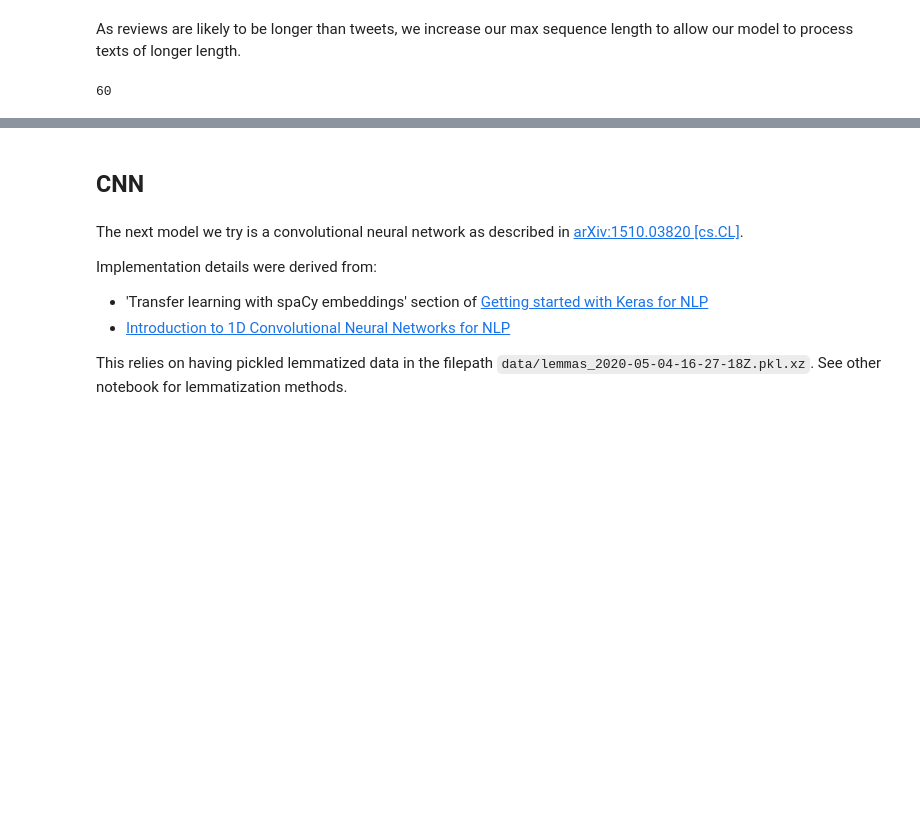
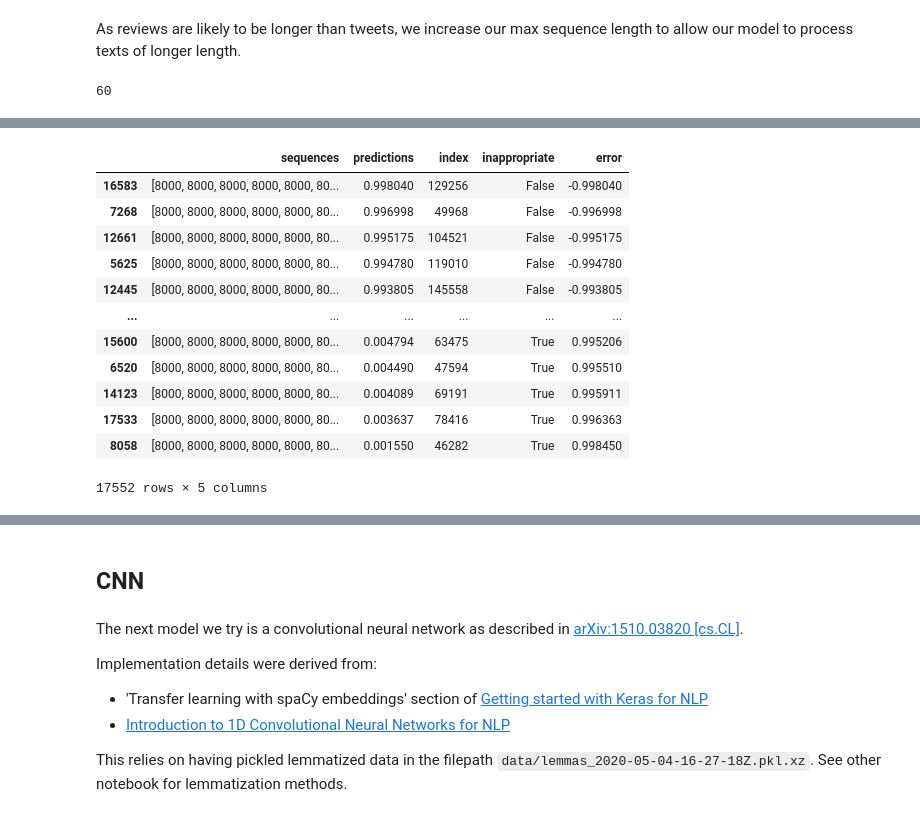
Before and after one commit to BloomTech-Labs/allay-ds, a Jupyter notebook: exploration/train_nn_models.ipynb, the cells around one changed output, grey strips where cells are left out. Saved outputs shown, nothing was run; the diff lists cells and outputs as text; code cells hidden in the pictures; blank space fills up the shorter version.

```diff
--- a/exploration/train_nn_models.ipynb
+++ b/exploration/train_nn_models.ipynb
@@ -306,0 +388,2 @@ weighted avg     0.8603    0.8600    0.8589     17552
+# %%
+combined_df = pd.concat([validation_results, new_df], axis=1)
@@ -306,0 +399,7 @@ weighted avg     0.8603    0.8600    0.8589     17552
+# %%
+combined_df = combined_df.drop(["results"], axis=1).rename({"0":"sequences",
+                                                           "1":"predictions"})
+# %%
+combined_df.columns = ["sequences", "predictions", "index", "inappropriate"]
+# %%
+combined_df["error"] = combined_df["inappropriate"] - combined_df["predictions"]
@@ -306,0 +415,16 @@ weighted avg     0.8603    0.8600    0.8589     17552
+# %%
+combined_df.sort_values(by =["error"])
+# %% [output]
+|  | sequences | predictions | index | inappropriate | error |
+| 16583 | [8000, 8000, 8000, 8000, 8000, 80... | 0.998040 | 129256 | False | -0.998040 |
+| 7268 | [8000, 8000, 8000, 8000, 8000, 80... | 0.996998 | 49968 | False | -0.996998 |
+| 12661 | [8000, 8000, 8000, 8000, 8000, 80... | 0.995175 | 104521 | False | -0.995175 |
+| 5625 | [8000, 8000, 8000, 8000, 8000, 80... | 0.994780 | 119010 | False | -0.994780 |
+| 12445 | [8000, 8000, 8000, 8000, 8000, 80... | 0.993805 | 145558 | False | -0.993805 |
+| ... | ... | ... | ... | ... | ... |
+| 15600 | [8000, 8000, 8000, 8000, 8000, 80... | 0.004794 | 63475 | True | 0.995206 |
+| 6520 | [8000, 8000, 8000, 8000, 8000, 80... | 0.004490 | 47594 | True | 0.995510 |
+| 14123 | [8000, 8000, 8000, 8000, 8000, 80... | 0.004089 | 69191 | True | 0.995911 |
+| 17533 | [8000, 8000, 8000, 8000, 8000, 80... | 0.003637 | 78416 | True | 0.996363 |
+| 8058 | [8000, 8000, 8000, 8000, 8000, 80... | 0.001550 | 46282 | True | 0.998450 |
+17552 rows × 5 columns
```
Also changed, not shown: parts of 35 cells of this notebook.
